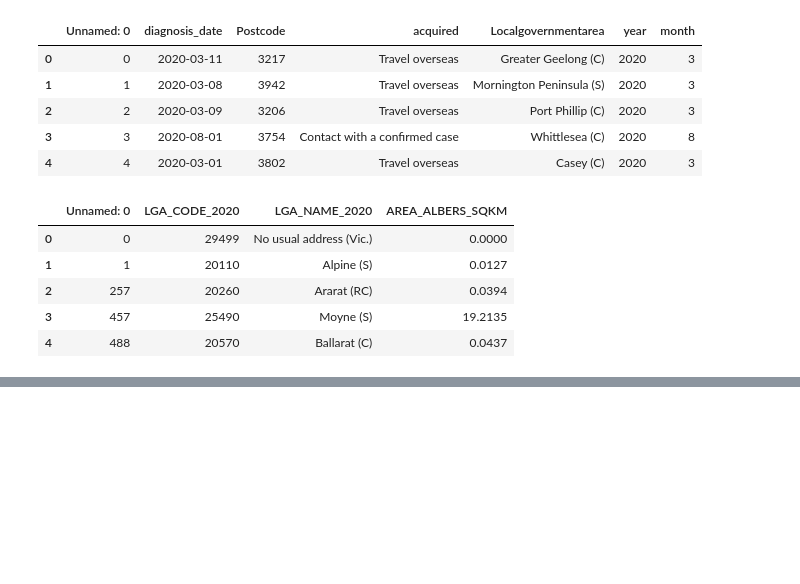
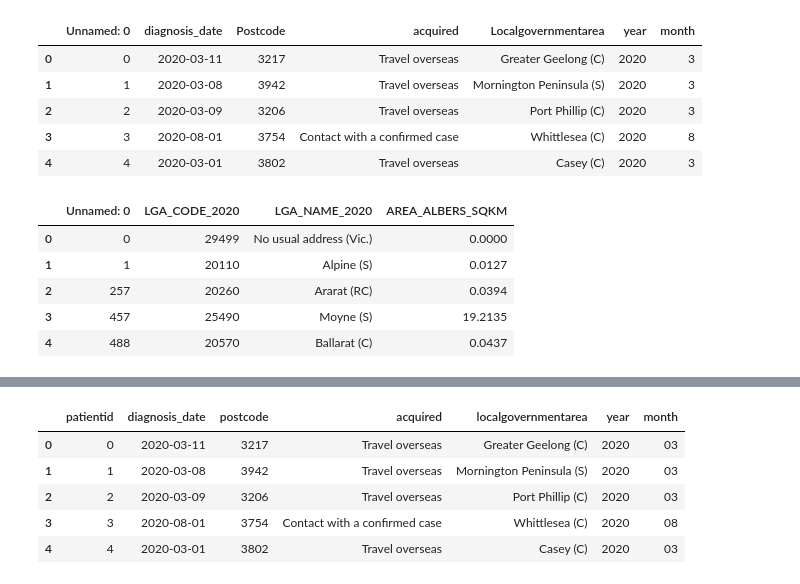
Before and after one commit to DanteC1997/Team3Project2, a Jupyter notebook: notebooks/API - Project 2.ipynb, the cells around one changed output, grey strips where cells are left out. Cells and saved outputs as stored; diff of their text form; code cells hidden in the pictures; blank space fills up the shorter version.

```diff
--- a/notebooks/API - Project 2.ipynb
+++ b/notebooks/API - Project 2.ipynb
@@ -335,0 +313,9 @@ pd.read_sql_query('select * from  ', con=engine).head()
+# %%
+pd.read_sql_query('select * from COVID_CLEAN', con=engine).head()
+# %% [output]
+|  | patientid | diagnosis_date | postcode | acquired | localgovernmentarea | year | month |
+| 0 | 0 | 2020-03-11 | 3217 | Travel overseas | Greater Geelong (C) | 2020 | 03 |
+| 1 | 1 | 2020-03-08 | 3942 | Travel overseas | Mornington Peninsula (S) | 2020 | 03 |
+| 2 | 2 | 2020-03-09 | 3206 | Travel overseas | Port Phillip (C) | 2020 | 03 |
+| 3 | 3 | 2020-08-01 | 3754 | Contact with a confirmed case | Whittlesea (C) | 2020 | 08 |
+| 4 | 4 | 2020-03-01 | 3802 | Travel overseas | Casey (C) | 2020 | 03 |
```
Also changed, not shown: parts of 8 cells of this notebook.
